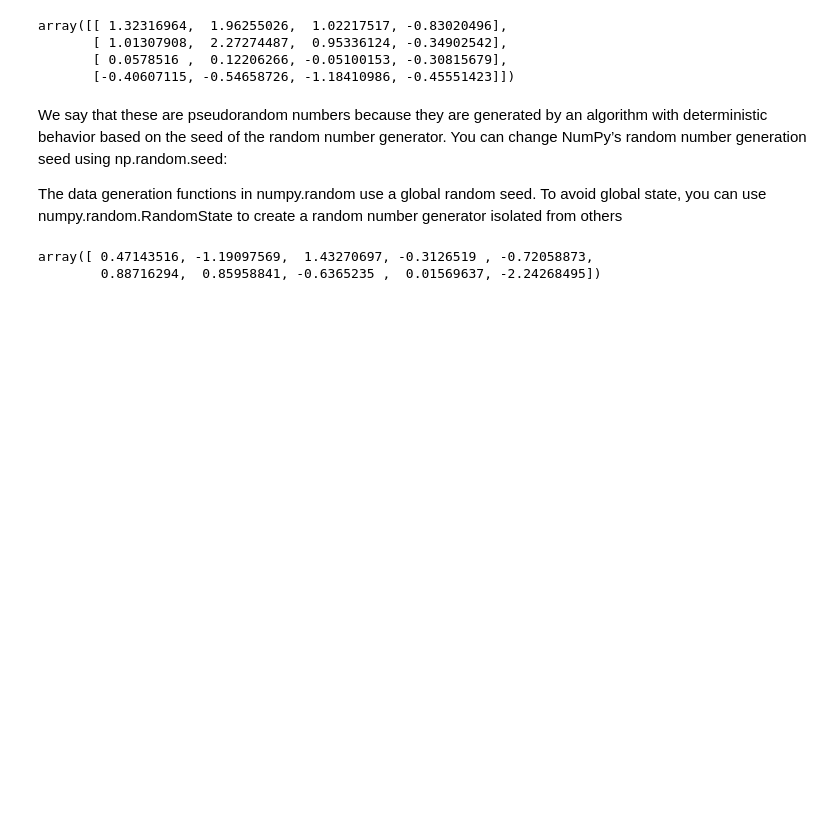
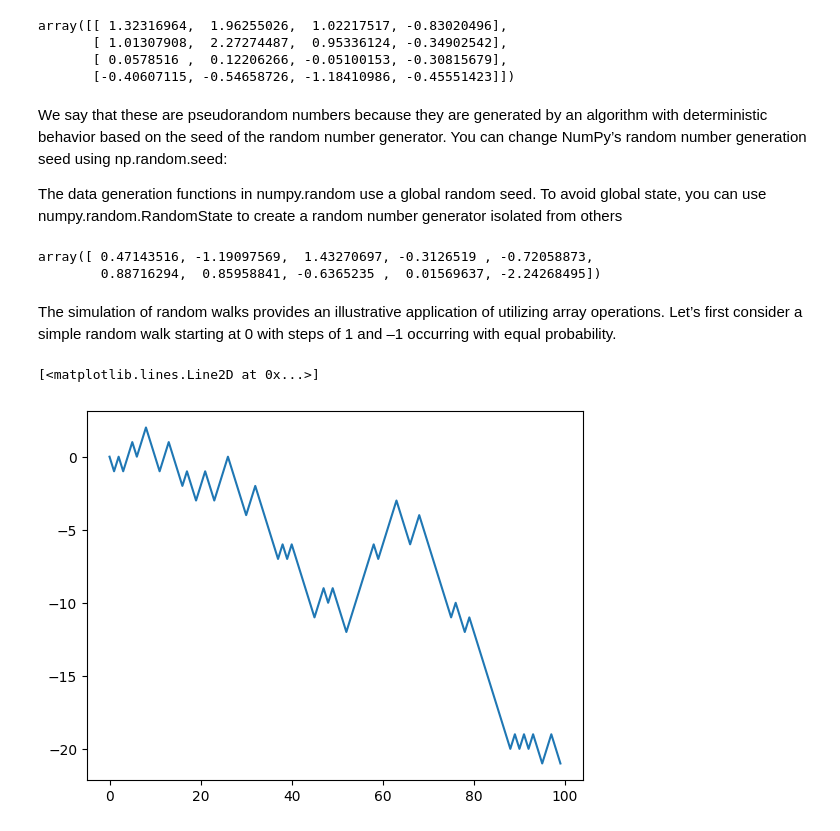
Before and after one commit to JayZeus999/PDS-Handbook, a Jupyter notebook: Chapter_4/chapter_4.ipynb, the cells around one changed output. Drawn from its saved outputs; the diff is of its cells as text; code cells hidden in the pictures; blank space fills up the shorter version.

Commit message:
Generate a random walk with 1000 steps & plot it

```diff
--- a/Chapter_4/chapter_4.ipynb
+++ b/Chapter_4/chapter_4.ipynb
@@ -1354,3 +1358,23 @@ rng.randn(10)
 # %% [output]
 array([ 0.47143516, -1.19097569,  1.43270697, -0.3126519 , -0.72058873,
         0.88716294,  0.85958841, -0.6365235 ,  0.01569637, -2.24268495])
+# %% [markdown]
+ The simulation of random walks provides an illustrative application of
+ utilizing array operations. Let’s first consider a simple random walk starting
+ at 0 with steps of 1 and –1 occurring with equal probability.
+# %%
+position = 0
+walk = [position]
+steps = 1000
+# %%
+for i in range(steps):
+    step = 1 if random.randint(0, 1) else -1
+    position += step
+    walk.append(position) # Keep the entire history of the movement.
+# %%
+# Plot of the first 100 values on one of these random walks:
+
+plt.plot(walk[:100])
+# %% [output]
+[<matplotlib.lines.Line2D at 0x...>]
+[figure, added]
```
Also changed, not shown: parts of 1 cell of this notebook.
